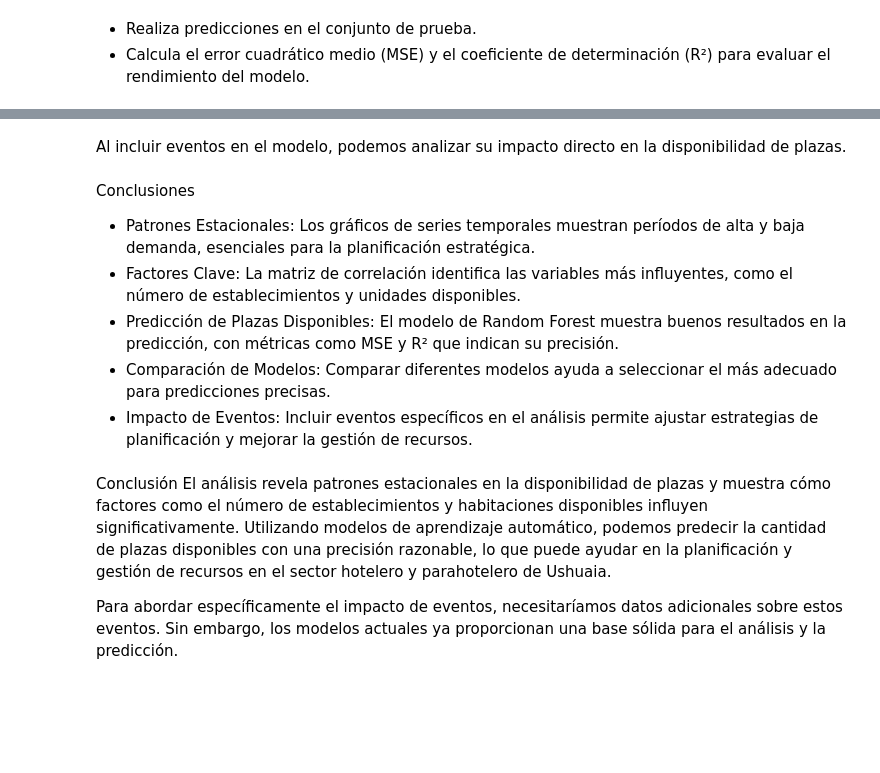
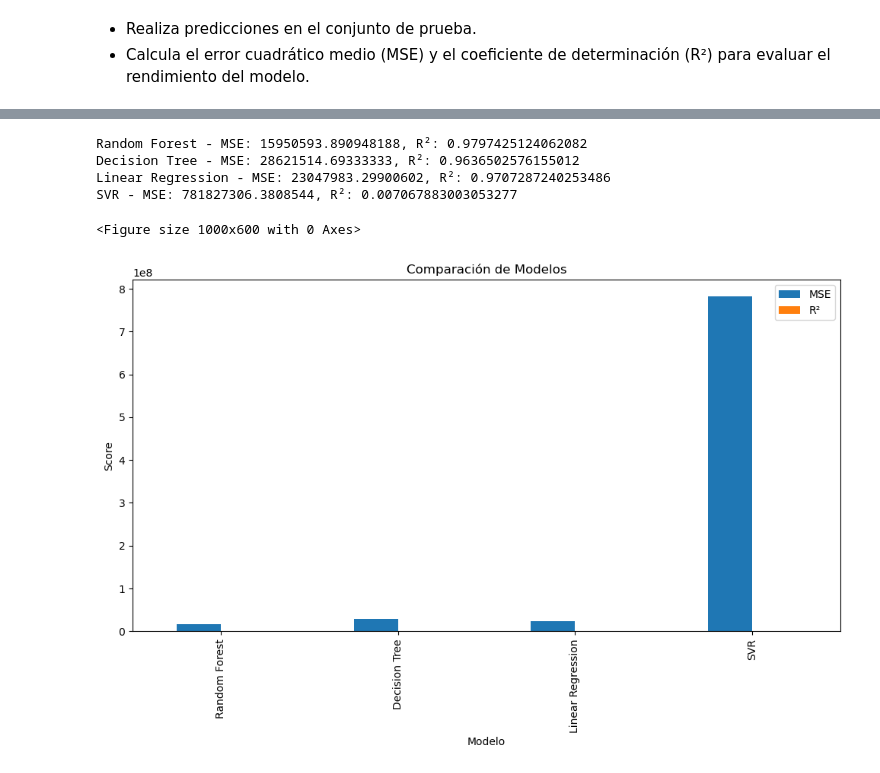
Before and after one commit to edfedo/Plazas_Disponibles_Hotelero, a Jupyter notebook: notebooks/1d_plazas_disponibles_hotelero.ipynb, the cells around one changed output, grey strips where cells are left out. Saved outputs shown, nothing was run; the diff lists cells and outputs as text; code cells hidden in the pictures; blank space fills up the shorter version.

```diff
--- a/notebooks/1d_plazas_disponibles_hotelero.ipynb
+++ b/notebooks/1d_plazas_disponibles_hotelero.ipynb
@@ -239,20 +397,0 @@ Podemos comparar el rendimiento del modelo Random Forest con otros modelos como
-# %%
-from sklearn.linear_model import LinearRegression
-from sklearn.svm import SVR
-
-# Modelo de regresión lineal
-lr = LinearRegression()
-lr.fit(X_train, y_train)
-y_pred_lr = lr.predict(X_test)
-mse_lr = mean_squared_error(y_test, y_pred_lr)
-r2_lr = r2_score(y_test, y_pred_lr)
-
-# Modelo SVR
-svr = SVR()
-svr.fit(X_train, y_train)
-y_pred_svr = svr.predict(X_test)
-mse_svr = mean_squared_error(y_test, y_pred_svr)
-r2_svr = r2_score(y_test, y_pred_svr)
-
-print(f'Regresión Lineal - MSE: {mse_lr}, R^2: {r2_lr}')
-print(f'SVR - MSE: {mse_svr}, R^2: {r2_svr}')
@@ -293,14 +398,44 @@ R² Score: Esta métrica nos dice qué porcentaje de la variabilidad en la varia
-# %% [markdown]
-Al incluir eventos en el modelo, podemos analizar su impacto directo en la disponibilidad de plazas.
-# %% [markdown]
-Conclusiones
-- Patrones Estacionales: Los gráficos de series temporales muestran períodos de alta y baja demanda, esenciales para la planificación estratégica.
-- Factores Clave: La matriz de correlación identifica las variables más influyentes, como el número de establecimientos y unidades disponibles.
-- Predicción de Plazas Disponibles: El modelo de Random Forest muestra buenos resultados en la predicción, con métricas como MSE y R² que indican su precisión.
-- Comparación de Modelos: Comparar diferentes modelos ayuda a seleccionar el más adecuado para predicciones precisas.
-- Impacto de Eventos: Incluir eventos específicos en el análisis permite ajustar estrategias de planificación y mejorar la gestión de recursos.
-# %% [markdown]
-Conclusión
-El análisis revela patrones estacionales en la disponibilidad de plazas y muestra cómo factores como el número de establecimientos y habitaciones disponibles influyen significativamente. Utilizando modelos de aprendizaje automático, podemos predecir la cantidad de plazas disponibles con una precisión razonable, lo que puede ayudar en la planificación y gestión de recursos en el sector hotelero y parahotelero de Ushuaia.
-
-Para abordar específicamente el impacto de eventos, necesitaríamos datos adicionales sobre estos eventos. Sin embargo, los modelos actuales ya proporcionan una base sólida para el análisis y la predicción.
+# %%
+from sklearn.model_selection import train_test_split
+from sklearn.ensemble import RandomForestRegressor
+from sklearn.tree import DecisionTreeRegressor
+from sklearn.linear_model import LinearRegression
+from sklearn.svm import SVR
+from sklearn.metrics import mean_squared_error, r2_score
+
+# Modelos a comparar
+models = {
+    'Random Forest': RandomForestRegressor(n_estimators=100, random_state=42),
+    'Decision Tree': DecisionTreeRegressor(random_state=42),
+    'Linear Regression': LinearRegression(),
+    'SVR': SVR()
+}
+
+# Entrenamiento y evaluación de los modelos
+results = {}
+for name, model in models.items():
+    model.fit(X_train, y_train)
+    y_pred = model.predict(X_test)
+    mse = mean_squared_error(y_test, y_pred)
+    r2 = r2_score(y_test, y_pred)
+    results[name] = {'MSE': mse, 'R²': r2}
+
+# Imprimir resultados
+for name, metrics in results.items():
+    print(f'{name} - MSE: {metrics["MSE"]}, R²: {metrics["R²"]}')
+
+# Visualización de resultados
+plt.figure(figsize=(10, 6))
+metrics_df = pd.DataFrame(results).T
+metrics_df.plot(kind='bar', figsize=(12, 6))
+plt.title('Comparación de Modelos')
+plt.ylabel('Score')
+plt.xlabel('Modelo')
+plt.show()
+# %% [output]
+Random Forest - MSE: 15950593.890948188, R²: 0.9797425124062082
+Decision Tree - MSE: 28621514.69333333, R²: 0.9636502576155012
+Linear Regression - MSE: 23047983.29900602, R²: 0.9707287240253486
+SVR - MSE: 781827306.3808544, R²: 0.007067883003053277
+<Figure size 1000x600 with 0 Axes>
+[figure, added]
```
Also changed, not shown: parts of 27 cells of this notebook.
